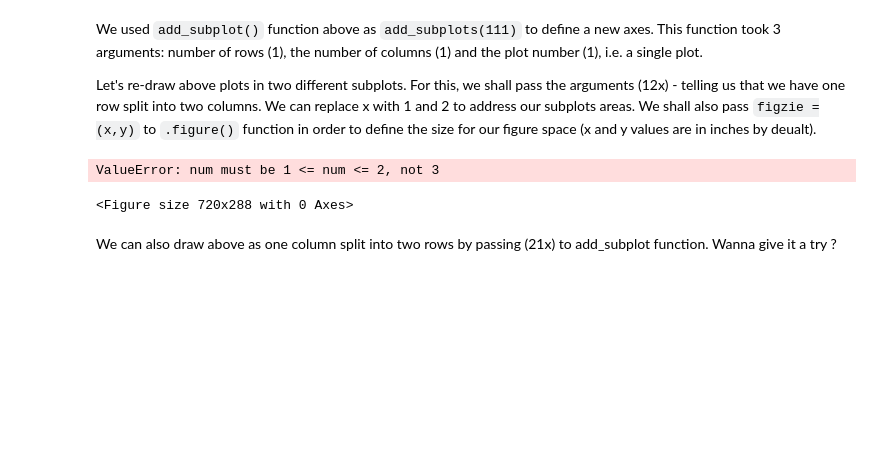
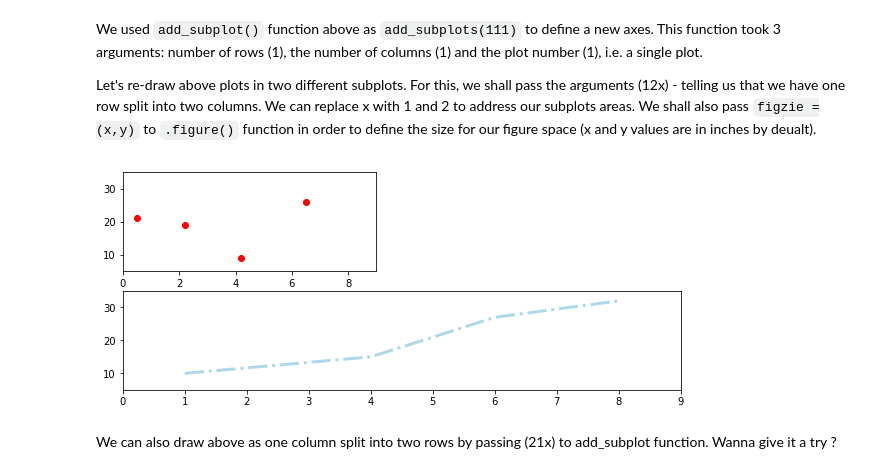
Before and after one commit to dws2515/dsc-0-03-131-customizing-matplotlib-online-ds-sp-000, a Jupyter notebook: index.ipynb, the cells around one changed output. Saved outputs shown, nothing was run; the diff lists cells and outputs as text; code cells hidden in the pictures; blank space fills up the shorter version.

```diff
--- a/index.ipynb
+++ b/index.ipynb
@@ -140,30 +140,29 @@ Let's re-draw above plots in two different subplots. For this, we shall pass the
 # %%
 # Define a new figure with matplotlib's .plot() function. Set the size of figure space
 new_figure = plt.figure(figsize=(10,4))
 
 # Add a subplot to the figure - a new axes
-ax = new_figure.add_subplot(213)
+ax = new_figure.add_subplot(212)
 
 # Add a second subplot to the figure - a new axes
 ax2 = new_figure.add_subplot(221)
 
 # Generate a line plot on first axes
 ax.plot([1, 4, 6, 8], [10, 15, 27, 32], color='lightblue', linewidth=3, linestyle = '-.')
 
 # Draw a scatter plot on 2nd axes
 ax2.scatter([0.5, 2.2, 4.2, 6.5], [21, 19, 9, 26], color='red', marker='o')
 
 # Set the limits of x and y for first axes
 ax.set_xlim(0, 9), ax.set_ylim(5,35)
 
 # Set the limits of x and y for 2nd axes
 ax2.set_xlim(0, 9), ax2.set_ylim(5,35)
 
 # Show the plot
 plt.show()
 # %% [output]
-ValueError: num must be 1 <= num <= 2, not 3
-<Figure size 720x288 with 0 Axes>
+[figure, added]
 # %% [markdown]
 We can also draw above as one column split into two rows by passing (21x) to add_subplot function. Wanna give it a try ?
 # %% [markdown]
```
